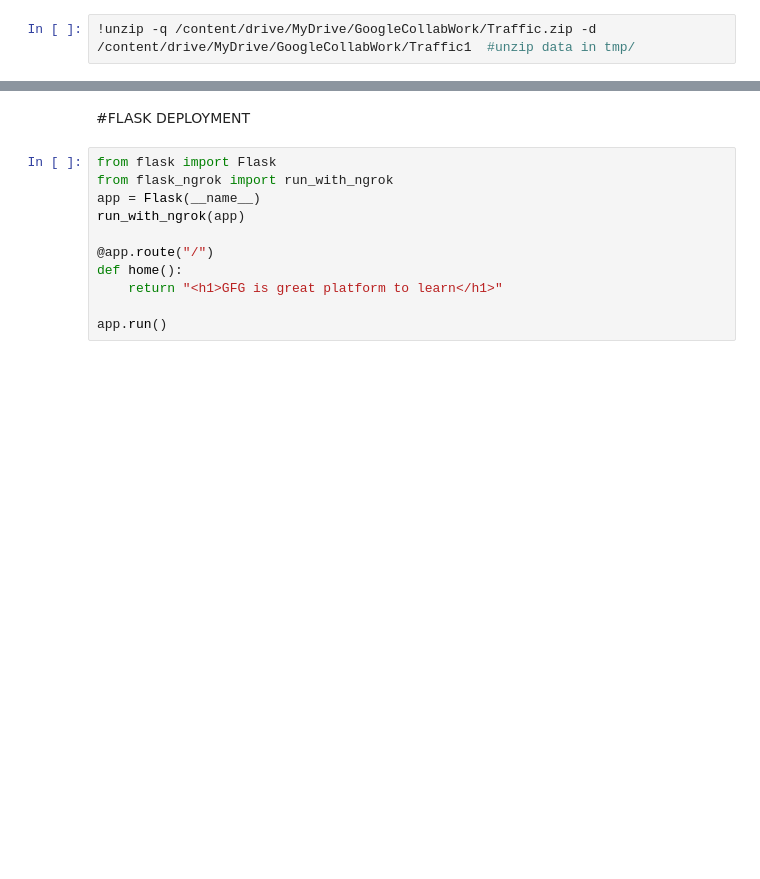
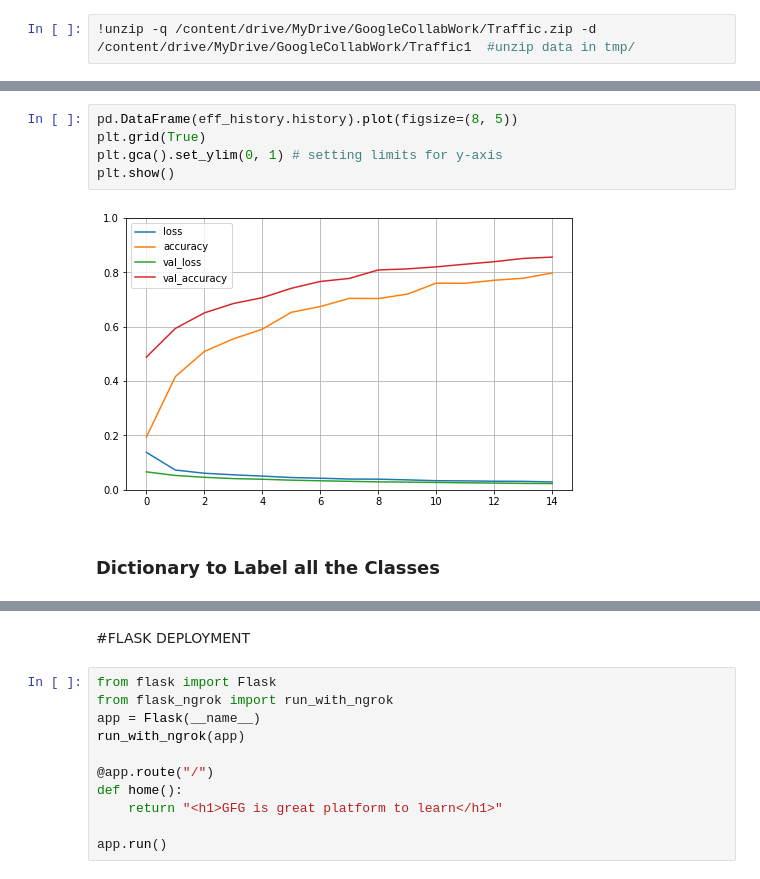
Before and after one commit to tauseefhashmi/TrafficSignDetectionEffNetB0, a Jupyter notebook: Analytics_4.ipynb, the cells around one changed output, grey strips where cells are left out. Cells and saved outputs as stored; diff of their text form; blank space fills up the shorter version.

```diff
--- a/Analytics_4.ipynb
+++ b/Analytics_4.ipynb
@@ -109,0 +207,9 @@ Epoch 10/10
+# %%
+pd.DataFrame(eff_history.history).plot(figsize=(8, 5))
+plt.grid(True)
+plt.gca().set_ylim(0, 1) # setting limits for y-axis
+plt.show()
+# %% [output]
+[figure, added]
+# %% [markdown]
+### Dictionary to Label all the Classes
```
Also changed, not shown: parts of 48 cells of this notebook.
